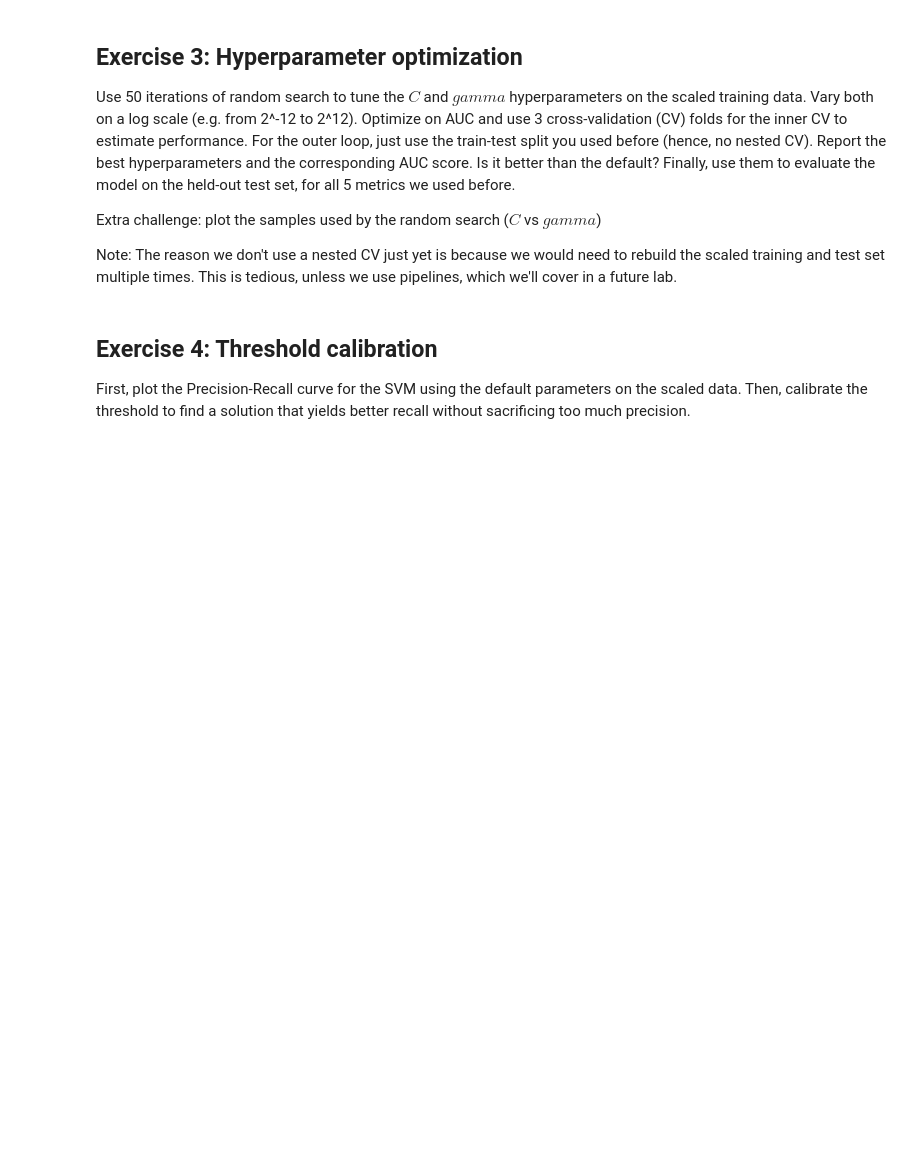
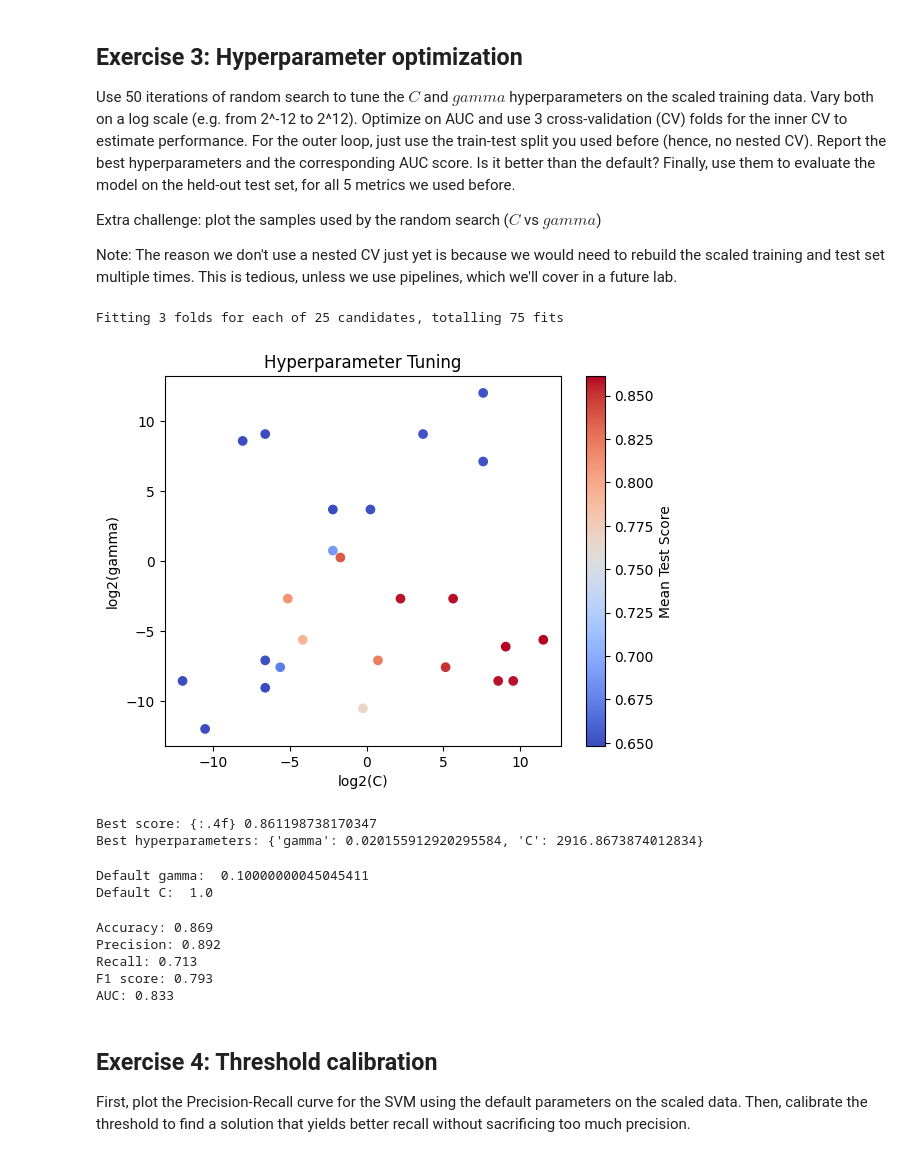
Before and after one commit to lukaas33/MLE-material, a Jupyter notebook: labs/Lab 2b - Model Selection.ipynb, the cells around one changed output. Cells and saved outputs as stored; diff of their text form; code cells hidden in the pictures; blank space fills up the shorter version.

```diff
--- a/labs/Lab 2b - Model Selection.ipynb
+++ b/labs/Lab 2b - Model Selection.ipynb
@@ -43,7 +43,7 @@ from sklearn.svm import SVC
 from sklearn.model_selection import train_test_split
 from sklearn.metrics import accuracy_score, precision_score, recall_score, f1_score, roc_auc_score, confusion_matrix
 X_train, X_test, y_train, y_test = train_test_split(X, y, shuffle=True, random_state=0, stratify=y, train_size=0.25)
-model = SVC(kernel="rbf")
+model = SVC(kernel="rbf", probability=True)
 model.fit(X_train, y_train)
 y_pred = model.predict(X_test)
 print('Accuracy:', accuracy_score(y_test, y_pred))
@@ -78,7 +78,7 @@ scaler = StandardScaler().fit(X_train)
 Xs_train = scaler.transform(X_train)
 Xs_test = scaler.transform(X_test)
 # %%
-model = SVC(kernel="rbf")
+model = SVC(kernel="rbf", probability=True)
 model.fit(Xs_train, y_train)
 ys_pred = model.predict(Xs_test)
 print('Accuracy:', accuracy_score(y_test, ys_pred))
@@ -106,6 +106,55 @@ Use 50 iterations of random search to tune the $C$ and $gamma$ hyperparameters o
 Extra challenge: plot the samples used by the random search ($C$ vs $gamma$)
 
 Note: The reason we don't use a nested CV just yet is because we would need to rebuild the scaled training and test set multiple times. This is tedious, unless we use pipelines, which we'll cover in a future lab.
+# %%
+# sklearn random search
+from sklearn.model_selection import RandomizedSearchCV
+grid = {"C": np.logspace(-12, 12, base=2), "gamma": np.logspace(-12, 12, base=2)}
+random_search = RandomizedSearchCV(SVC(), param_distributions=grid, n_iter=25, cv=3, n_jobs=-1, verbose=2)
+random_search.fit(Xs_train, y_train)
+# Plot the training score for each hyperparameter combination in a scatter plot
+scores = random_search.cv_results_['mean_test_score']
+C = random_search.cv_results_['param_C'].data
+gamma = random_search.cv_results_['param_gamma'].data
+
+plt.scatter(np.log2(C.astype(float)), np.log2(gamma.astype(float)), c=scores, cmap=cm.coolwarm)
+plt.xlabel('log2(C)')
+plt.ylabel('log2(gamma)')
+plt.colorbar(label='Mean Test Score')
+plt.title('Hyperparameter Tuning')
+plt.show()
+# %% [output]
+Fitting 3 folds for each of 25 candidates, totalling 75 fits
+[figure, added]
+# %%
+print("Best score: {:.4f}",random_search.best_score_)
+print("Best hyperparameters:", random_search.best_params_)
+# %% [output]
+Best score: {:.4f} 0.861198738170347
+Best hyperparameters: {'gamma': 0.020155912920295584, 'C': 2916.8673874012834}
+# %%
+print("Default gamma: ",model._gamma)
+print("Default C: ",model.C)
+# %% [output]
+Default gamma:  0.10000000045045411
+Default C:  1.0
+# %%
+# Get best estimator, train on the full training set, and evaluate on the test set
+best_svm = random_search.best_estimator_.fit(Xs_train,y_train)
+y_pred = best_svm.predict(Xs_test)
+
+# Get the scores by comparing the predictions y_pred with the ground truth y_test
+print("Accuracy: {:.3f}".format(accuracy_score(y_test, y_pred)))
+print("Precision: {:.3f}".format(precision_score(y_test, y_pred)))
+print("Recall: {:.3f}".format(recall_score(y_test, y_pred)))
+print("F1 score: {:.3f}".format(f1_score(y_test, y_pred)))
+print("AUC: {:.3f}".format(roc_auc_score(y_test, y_pred)))
+# %% [output]
+Accuracy: 0.869
+Precision: 0.892
+Recall: 0.713
+F1 score: 0.793
+AUC: 0.833
 # %% [markdown]
 ## Exercise 4: Threshold calibration
 First, plot the Precision-Recall curve for the SVM using the default parameters on the scaled data. Then, calibrate the threshold to find a solution that yields better recall without sacrificing too much precision.
```
Also changed, not shown: parts of 4 cells of this notebook, 1 other file.
